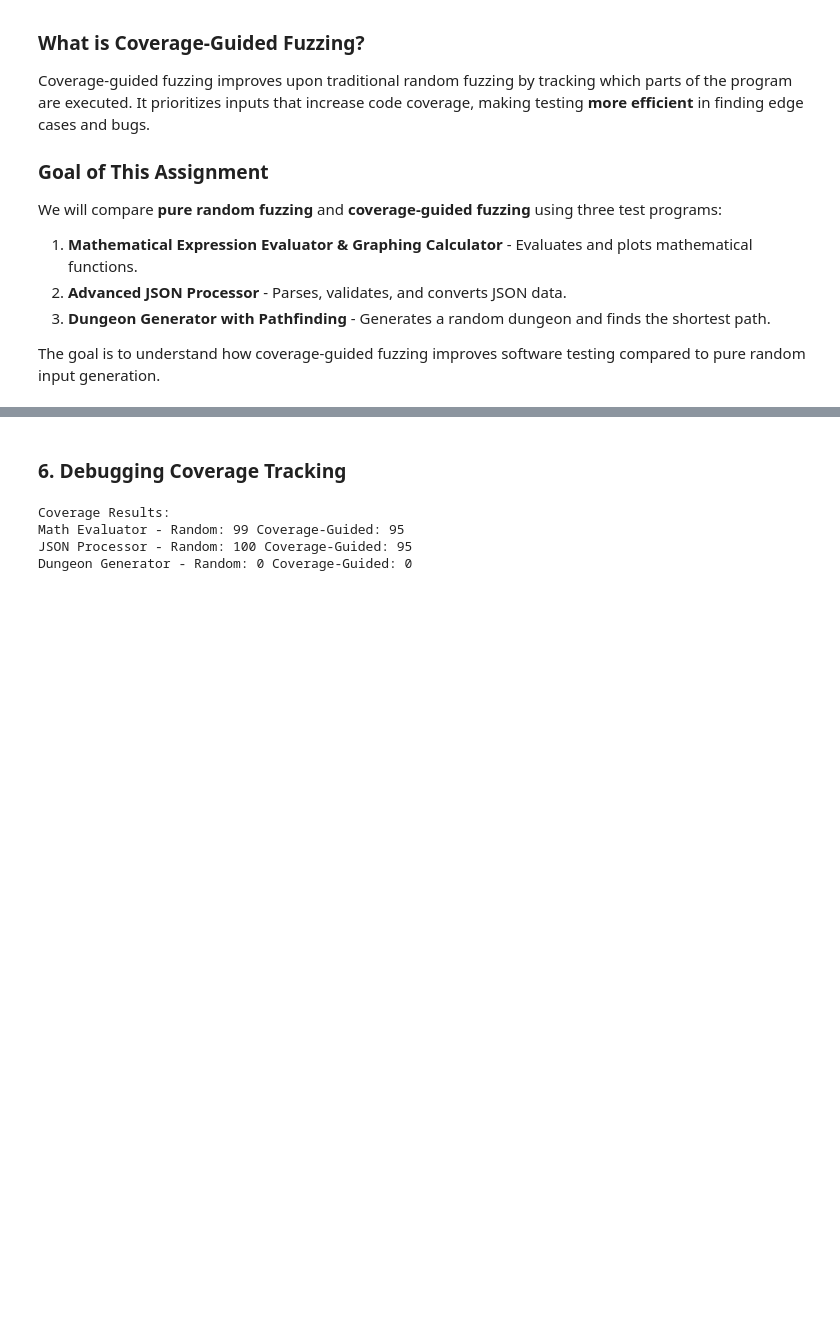
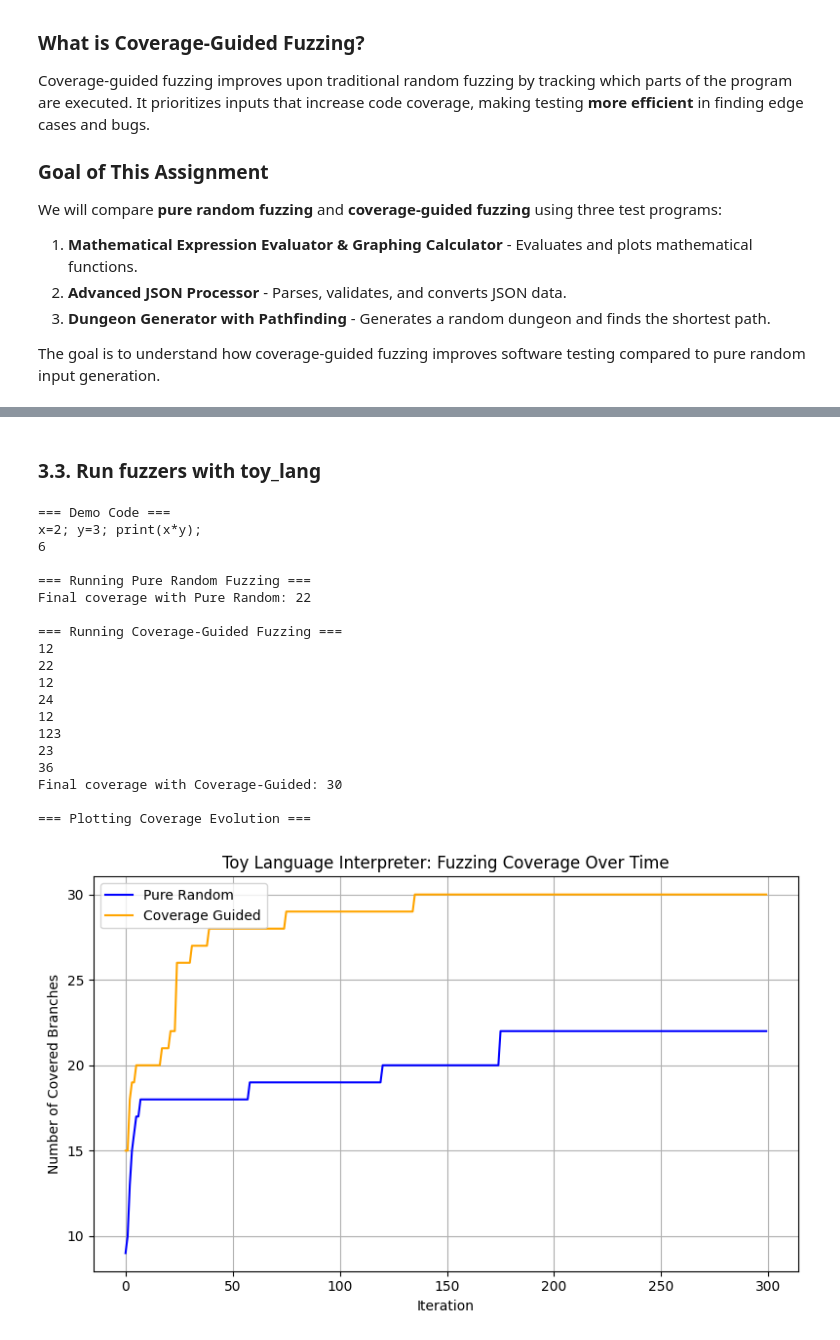
Before and after one commit to pockyitachi/SOEN7481_Fuzzing_Assignment, a Jupyter notebook: programs/fuzzing_assignment.ipynb, the cells around one changed output, grey strips where cells are left out. Drawn from its saved outputs; the diff is of its cells as text; code cells hidden in the pictures; blank space fills up the shorter version.

```diff
--- a/programs/fuzzing_assignment.ipynb
+++ b/programs/fuzzing_assignment.ipynb
@@ -106,12 +85,25 @@ Fuzzing Dungeon Generator...
 # %% [markdown]
-### 6. Debugging Coverage Tracking
+### 3.3. Run fuzzers with toy_lang
 # %%
-print("Coverage Results:")
-print("Math Evaluator - Random:", math_random, "Coverage-Guided:", math_coverage)
-print("JSON Processor - Random:", json_random, "Coverage-Guided:", json_coverage)
-print("Dungeon Generator - Random:", dungeon_random, "Coverage-Guided:", dungeon_coverage)
+toy_lang.main()
 # %% [output]
-Coverage Results:
-Math Evaluator - Random: 99 Coverage-Guided: 95
-JSON Processor - Random: 100 Coverage-Guided: 95
-Dungeon Generator - Random: 0 Coverage-Guided: 0
+=== Demo Code ===
+x=2; y=3; print(x*y);
+6
+
+=== Running Pure Random Fuzzing ===
+Final coverage with Pure Random: 22
+
+=== Running Coverage-Guided Fuzzing ===
+12
+22
+12
+24
+12
+123
+23
+36
+Final coverage with Coverage-Guided: 30
+
+=== Plotting Coverage Evolution ===
+[figure, added]
```
Also changed, not shown: parts of 12 cells of this notebook, 11 other files.
